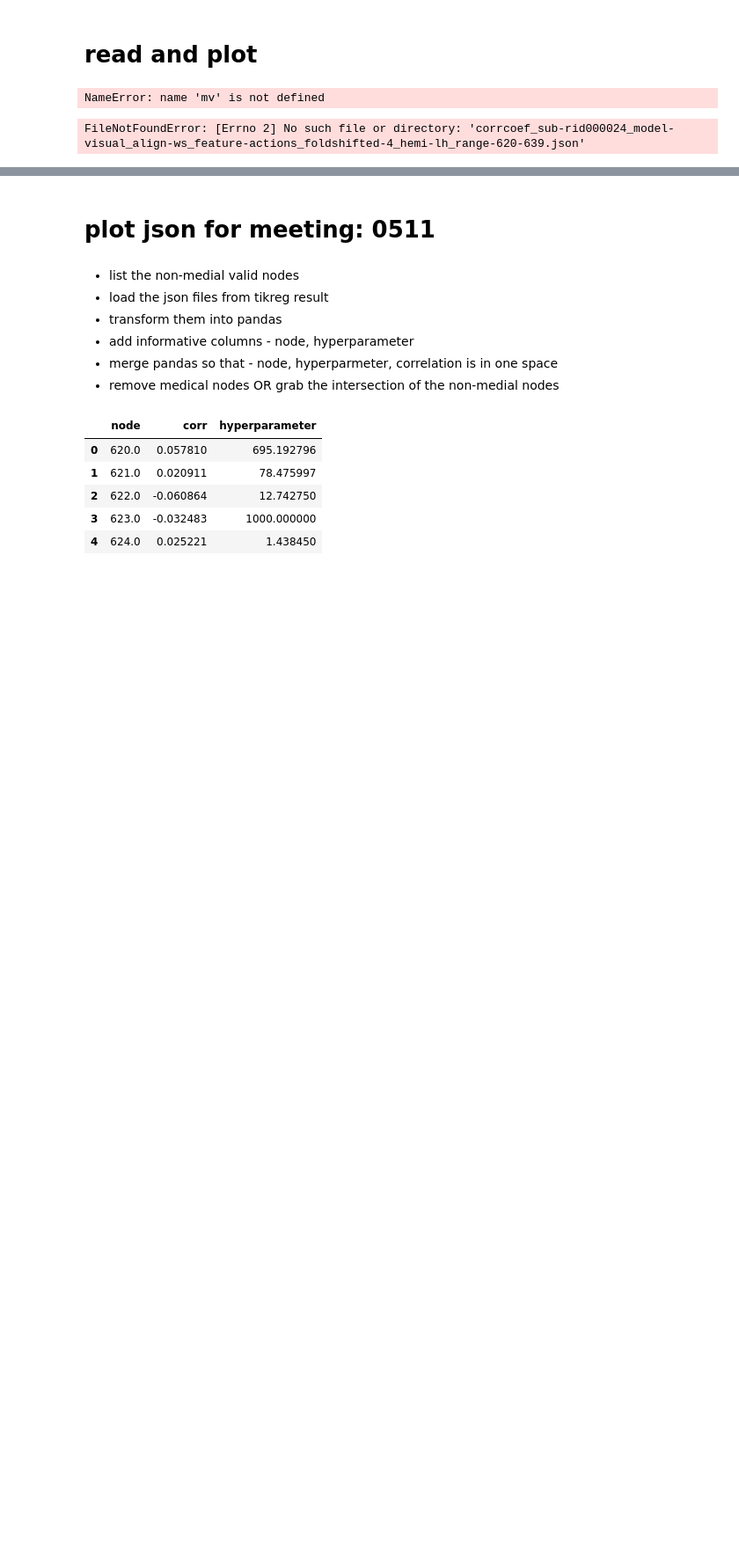
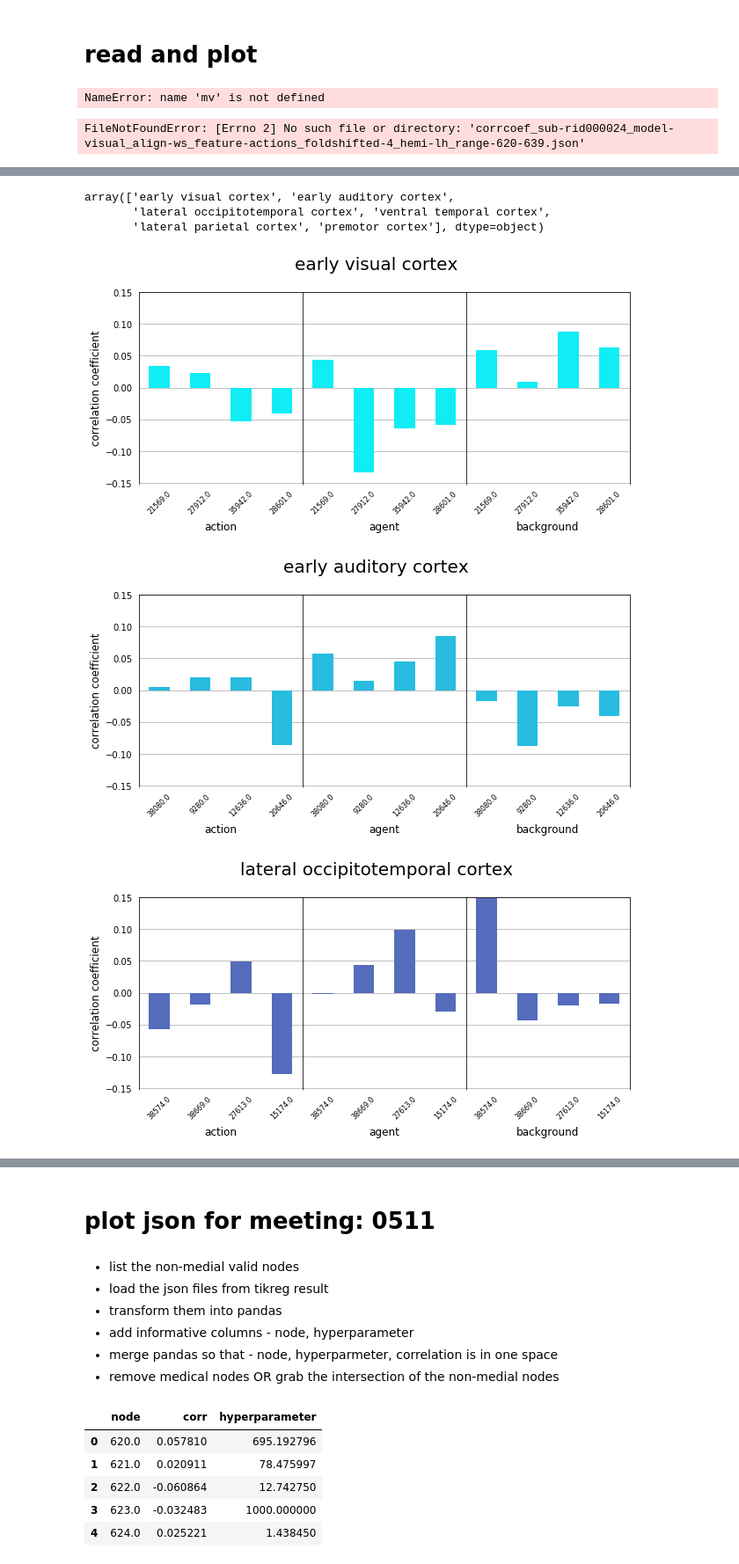
Before and after one commit to jungheejung/life-encoding, a Jupyter notebook: scripts/tikreg-pca/tikreg_chunk_example_0507.ipynb, the cells around one changed output, grey strips where cells are left out. Shown at 88% size. Saved outputs shown, nothing was run; the diff lists cells and outputs as text; code cells hidden in the pictures; blank space fills up the shorter version.

```diff
--- a/scripts/tikreg-pca/tikreg_chunk_example_0507.ipynb
+++ b/scripts/tikreg-pca/tikreg_chunk_example_0507.ipynb
@@ -148,0 +442,6 @@ mv.niml.write(os.path.join(mount_dir, 'corrcoef_{0}_model-{1}_align-{2}_feature-
+# %%
+actions_nonmedial['feature'] = 'action'
+bg_nonmedial['feature'] = 'background'
+agents_nonmedial['feature'] = 'agent'
+stack_df = pd.concat([actions_nonmedial, bg_nonmedial, agents_nonmedial])
+#sdf =  stack_df.rename({0:'node', 1:'correlation'}, axis = 'columns')
@@ -148,0 +477,6 @@ mv.niml.write(os.path.join(mount_dir, 'corrcoef_{0}_model-{1}_align-{2}_feature-
+# %%
+df.regions.unique()
+# %% [output]
+array(['early visual cortex', 'early auditory cortex',
+       'lateral occipitotemporal cortex', 'ventral temporal cortex',
+       'lateral parietal cortex', 'premotor cortex'], dtype=object)
@@ -148,0 +535,8 @@ mv.niml.write(os.path.join(mount_dir, 'corrcoef_{0}_model-{1}_align-{2}_feature-
+# %%
+colors = ['#10EDF5', '#28BCE0', '#556CBC', '#7343A9', '#9B0F8C', '#B8007F']
+for region, clr in zip(list(df.regions.unique()), colors):
+    plot_corr_feature_per_region(stack_df,region,region,clr)
+# %% [output]
+[figure, added]
+[figure, added]
+[figure, added]
```
Also changed, not shown: parts of 34 cells of this notebook.
